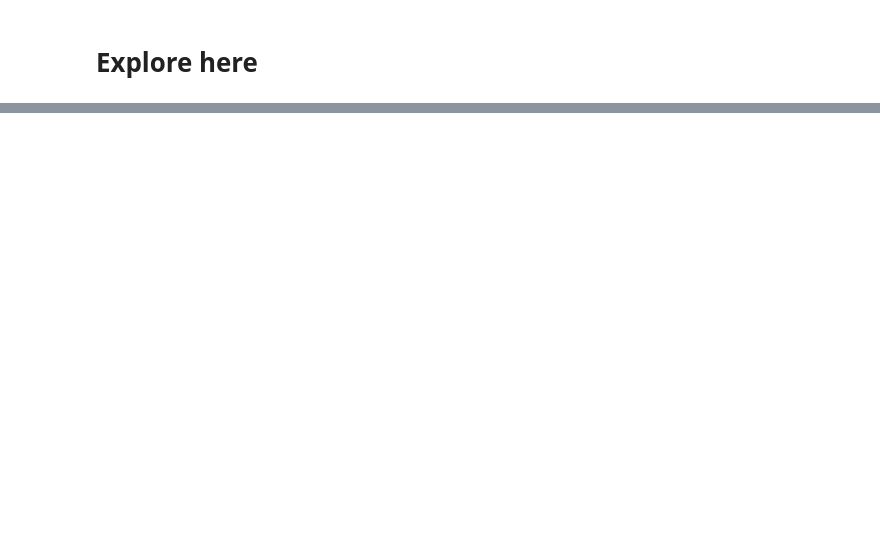
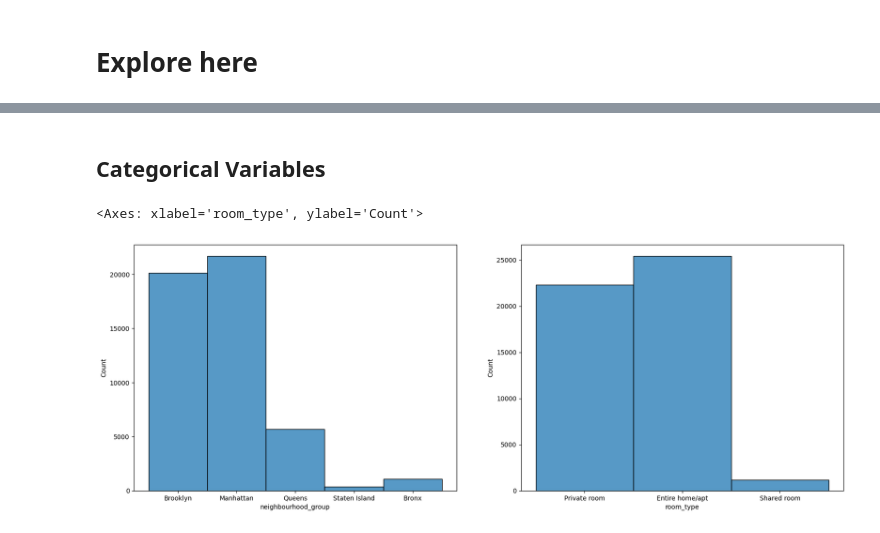
Before and after one commit to sosier01/data-preprocessing-tutorial, a Jupyter notebook: src/explore.ipynb, the cells around one changed output, grey strips where cells are left out. Saved outputs shown, nothing was run; the diff lists cells and outputs as text; code cells hidden in the pictures; blank space fills up the shorter version.

```diff
--- a/src/explore.ipynb
+++ b/src/explore.ipynb
@@ -141,0 +132,6 @@ np.float64(225.31720104412346)
+# %%
+# dropping all found irrelevant columns
+drop_list = ['id', 'name', 'host_id', 'host_name', 'neighbourhood', 'latitude', 'longitude', 'last_review', 'reviews_per_month', 'calculated_host_listings_count', 'availability_365']
+# %%
+main_df.drop(drop_list, axis = 1, inplace = True)
+main_df.head()
@@ -141,0 +145,11 @@ np.float64(225.31720104412346)
+# %% [markdown]
+## Categorical Variables
+# %%
+# I will plot the categorical variables neighbourhood_group and room_type on histograms
+fig, axis = plt.subplots(1, 2, figsize = (20, 7))
+
+sns.histplot(ax = axis[0], data = main_df, x = "neighbourhood_group")
+sns.histplot(ax = axis[1], data = main_df, x = "room_type")
+# %% [output]
+<Axes: xlabel='room_type', ylabel='Count'>
+[figure, added]
```
Also changed, not shown: parts of 67 cells of this notebook, 4 other files.
